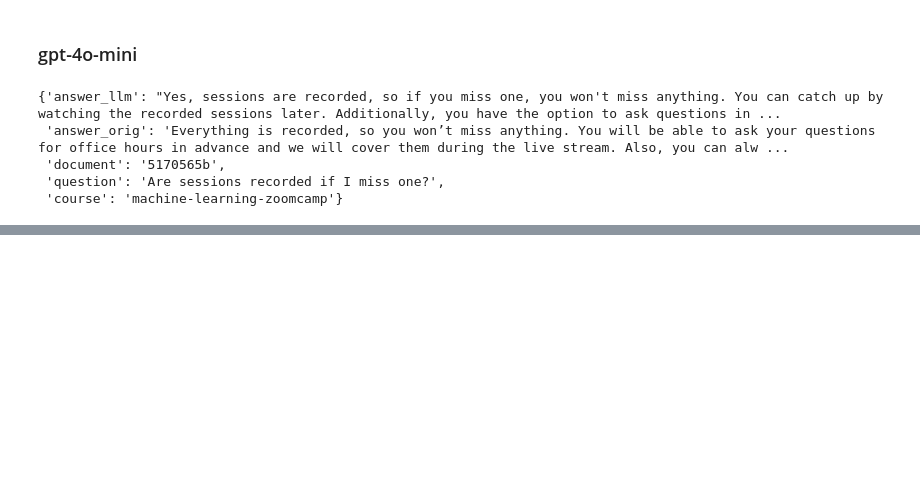
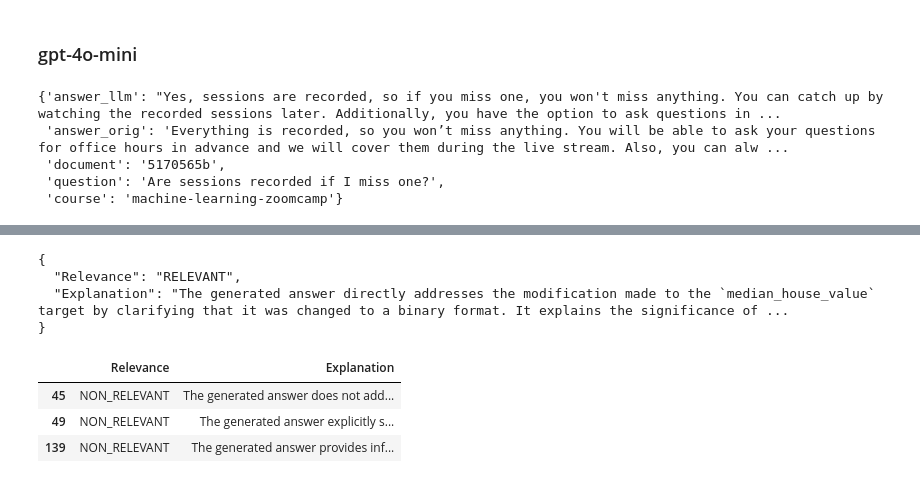
Before and after one commit to DataTalksClub/llm-zoomcamp, a Jupyter notebook: 04-monitoring/offline-rag-evaluation.ipynb, the cells around one changed output, grey strips where cells are left out. Drawn from its saved outputs; the diff is of its cells as text; code cells hidden in the pictures; blank space fills up the shorter version.

```diff
--- a/04-monitoring/offline-rag-evaluation.ipynb
+++ b/04-monitoring/offline-rag-evaluation.ipynb
@@ -480,0 +654,30 @@ for record in tqdm(results_gpt35):
+# %%
+evaluation = llm(prompt, model='gpt-4o-mini')
+print(evaluation)
+# %% [output]
+{
+  "Relevance": "RELEVANT",
+  "Explanation": "The generated answer directly addresses the modification made to the `median_house_value` target by clarifying that it was changed to a binary format. It explains the significance of ...
+}
+# %%
+evaluations_2 = []
+
+for record in tqdm(samples):
+    prompt = prompt2_template.format(**record)
+    evaluation = llm(prompt, model='gpt-4o-mini')
+    evaluations_2.append(evaluation)
+# %%
+json_evaluations_2 = []
+
+for i, str_eval in enumerate(evaluations_2):
+    json_eval = json.loads(str_eval)
+    json_evaluations_2.append(json_eval)
+# %%
+df_evaluations_2 = pd.DataFrame(json_evaluations_2)
+# %%
+df_evaluations_2[df_evaluations_2.Relevance == 'NON_RELEVANT']
+# %% [output]
+|  | Relevance | Explanation |
+| 45 | NON_RELEVANT | The generated answer does not add... |
+| 49 | NON_RELEVANT | The generated answer explicitly s... |
+| 139 | NON_RELEVANT | The generated answer provides inf... |
```
Also changed, not shown: parts of 25 cells of this notebook, 7 other files.
